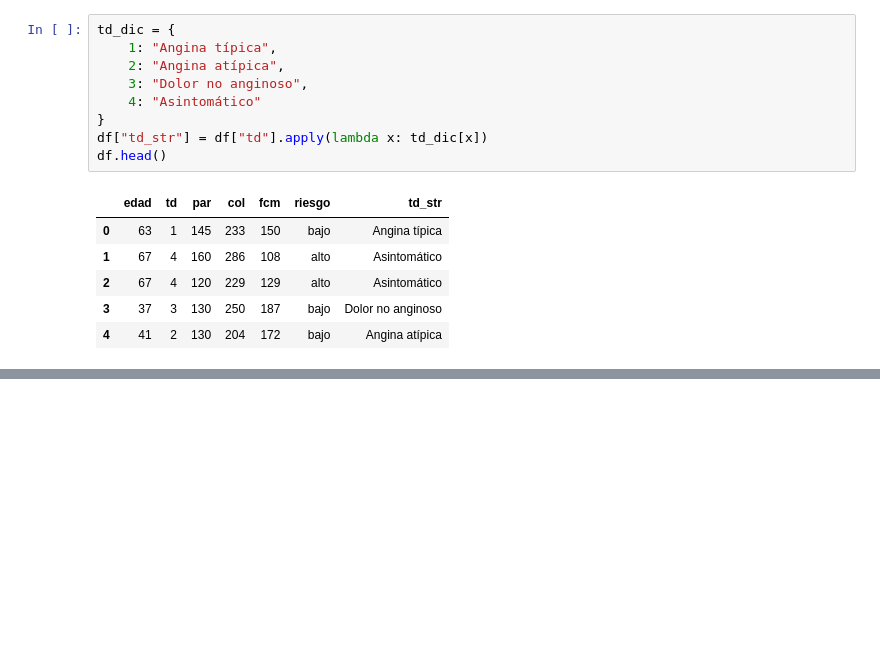
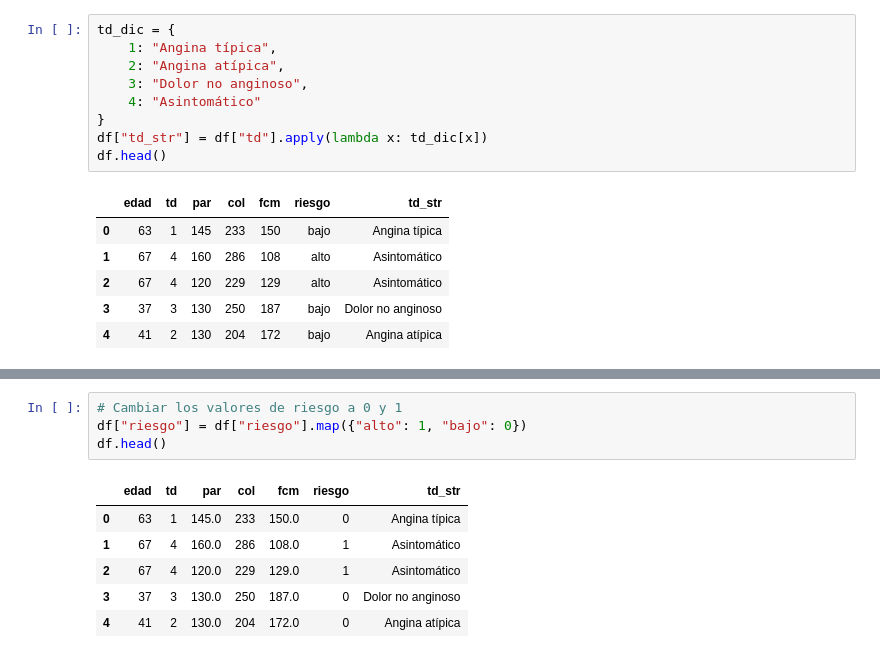
Before and after one commit to FedericoPacheco/tp2-cd, a Jupyter notebook: notebook.ipynb, the cells around one changed output, grey strips where cells are left out. Saved outputs shown, nothing was run; the diff lists cells and outputs as text; blank space fills up the shorter version.

```diff
--- a/notebook.ipynb
+++ b/notebook.ipynb
@@ -100,0 +159,11 @@ Text(0.5, 1.0, 'Riesgo de cardiopatía')
+# %%
+# Cambiar los valores de riesgo a 0 y 1
+df["riesgo"] = df["riesgo"].map({"alto": 1, "bajo": 0})
+df.head()
+# %% [output]
+|  | edad | td | par | col | fcm | riesgo | td_str |
+| 0 | 63 | 1 | 145.0 | 233 | 150.0 | 0 | Angina típica |
+| 1 | 67 | 4 | 160.0 | 286 | 108.0 | 1 | Asintomático |
+| 2 | 67 | 4 | 120.0 | 229 | 129.0 | 1 | Asintomático |
+| 3 | 37 | 3 | 130.0 | 250 | 187.0 | 0 | Dolor no anginoso |
+| 4 | 41 | 2 | 130.0 | 204 | 172.0 | 0 | Angina atípica |
```
Also changed, not shown: parts of 17 cells of this notebook.
